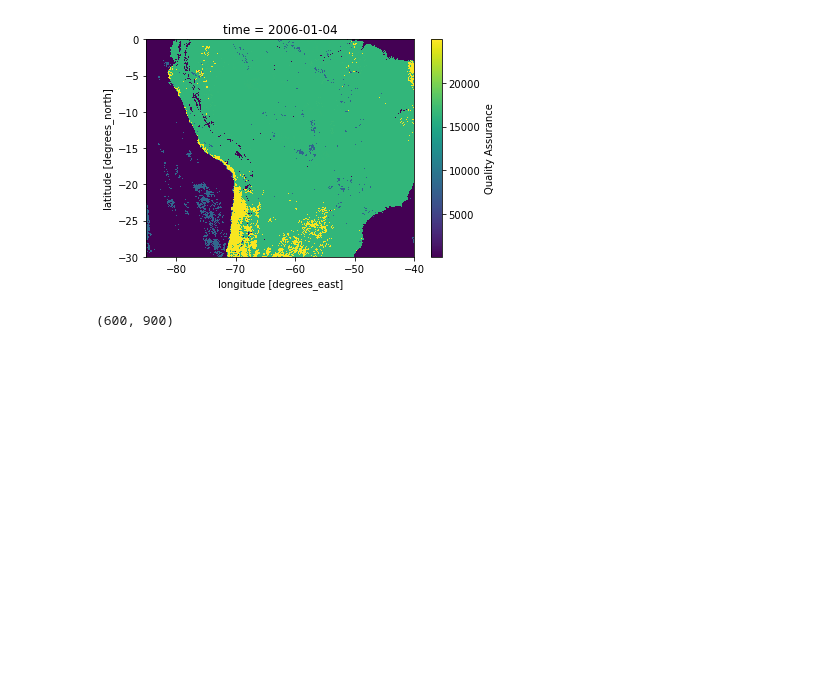
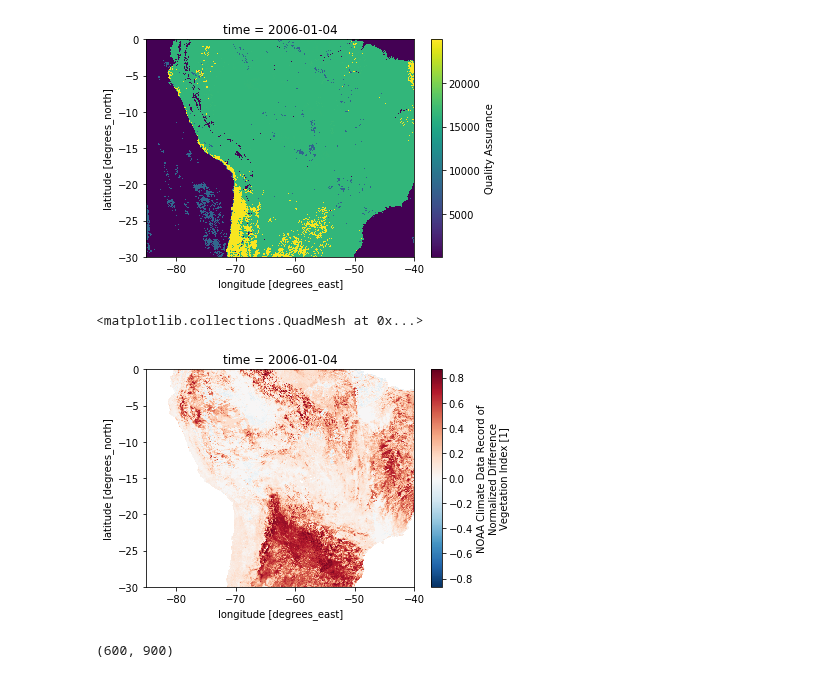
Before and after one commit to cornkle/proj_CEH, a Jupyter notebook: notebooks/HUARAZ_NDVI_flagTest.ipynb, the cells around one changed output. Cells and saved outputs as stored; diff of their text form; code cells hidden in the pictures; blank space fills up the shorter version.

```diff
--- a/notebooks/HUARAZ_NDVI_flagTest.ipynb
+++ b/notebooks/HUARAZ_NDVI_flagTest.ipynb
@@ -42,6 +49,11 @@ domain['QA'].plot()
 # %% [output]
 <matplotlib.collections.QuadMesh at 0x...>
 [figure]
+# %%
+domain['NDVI'].plot()
+# %% [output]
+<matplotlib.collections.QuadMesh at 0x...>
+[figure, added]
 # %%
 flags = domain['QA'].values.astype(int)
 # %%
```
Also changed, not shown: parts of 4 cells of this notebook, 14 other files.
